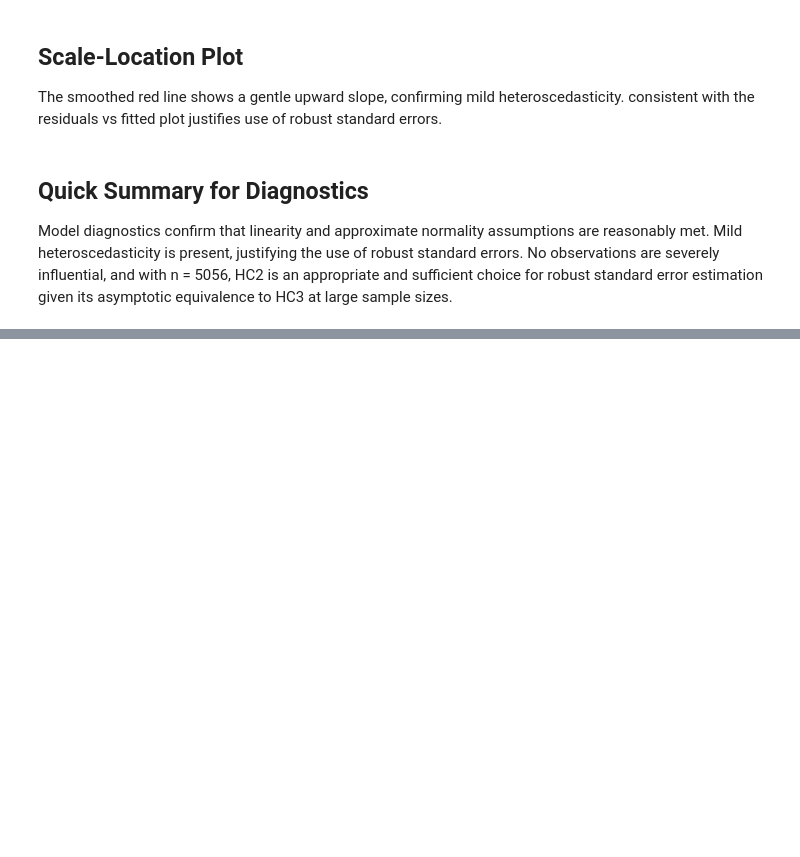
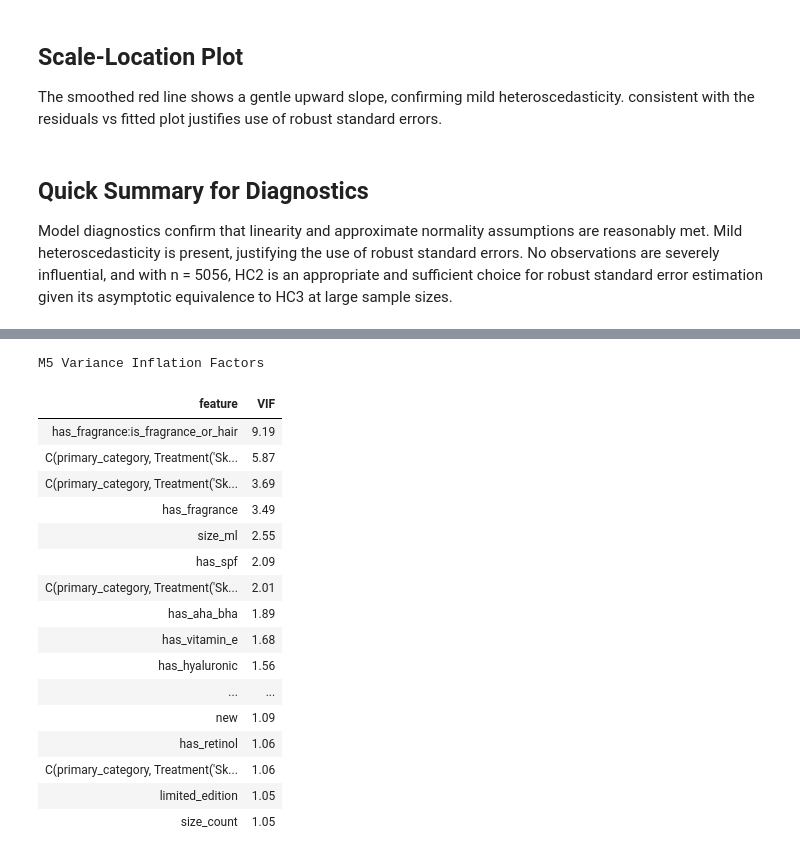
Before and after one commit to DonjhaiH/230A_final_project, a Jupyter notebook: code/diagnostics.ipynb, the cells around one changed output, grey strips where cells are left out. Cells and saved outputs as stored; diff of their text form; code cells hidden in the pictures; blank space fills up the shorter version.

```diff
--- a/code/diagnostics.ipynb
+++ b/code/diagnostics.ipynb
@@ -161,0 +246,46 @@ estimation given its asymptotic equivalence to HC3 at large sample sizes.
+# %%
+from patsy import dmatrices
+from statsmodels.stats.outliers_influence import variance_inflation_factor
+y5, X5 = dmatrices(
+    """log_price ~ C(primary_category, Treatment('Skincare'))
+                + sephora_exclusive + limited_edition + online_only + new
+                + size_ml + size_count
+                + has_retinol + has_niacinamide + has_hyaluronic
+                + has_vitamin_c + has_aha_bha + has_peptides
+                + has_spf + has_fragrance + has_ceramides + has_vitamin_e
+                + has_fragrance:is_fragrance_or_hair""",
+    data=new_products,
+    return_type="dataframe"
+)
+
+X5_vif = X5.drop(columns=["Intercept"])
+
+vif_m5 = pd.DataFrame()
+vif_m5["feature"] = X5_vif.columns
+vif_m5["VIF"] = [variance_inflation_factor(X5_vif.values, i)
+                 for i in range(X5_vif.shape[1])]
+
+vif_m5.sort_values("VIF", ascending=False).style \
+    .format({"VIF": "{:.2f}"}) \
+    .background_gradient(subset=["VIF"], cmap="RdYlGn_r") \
+    .set_caption("M5 Variance Inflation Factors") \
+    .hide(axis="index")
+# %% [output]
+M5 Variance Inflation Factors
+| feature | VIF |
+| has_fragrance:is_fragrance_or_hair | 9.19 |
+| C(primary_category, Treatment('Sk... | 5.87 |
+| C(primary_category, Treatment('Sk... | 3.69 |
+| has_fragrance | 3.49 |
+| size_ml | 2.55 |
+| has_spf | 2.09 |
+| C(primary_category, Treatment('Sk... | 2.01 |
+| has_aha_bha | 1.89 |
+| has_vitamin_e | 1.68 |
+| has_hyaluronic | 1.56 |
+| ... | ... |
+| new | 1.09 |
+| has_retinol | 1.06 |
+| C(primary_category, Treatment('Sk... | 1.06 |
+| limited_edition | 1.05 |
+| size_count | 1.05 |
```
Also changed, not shown: parts of 6 cells of this notebook.
